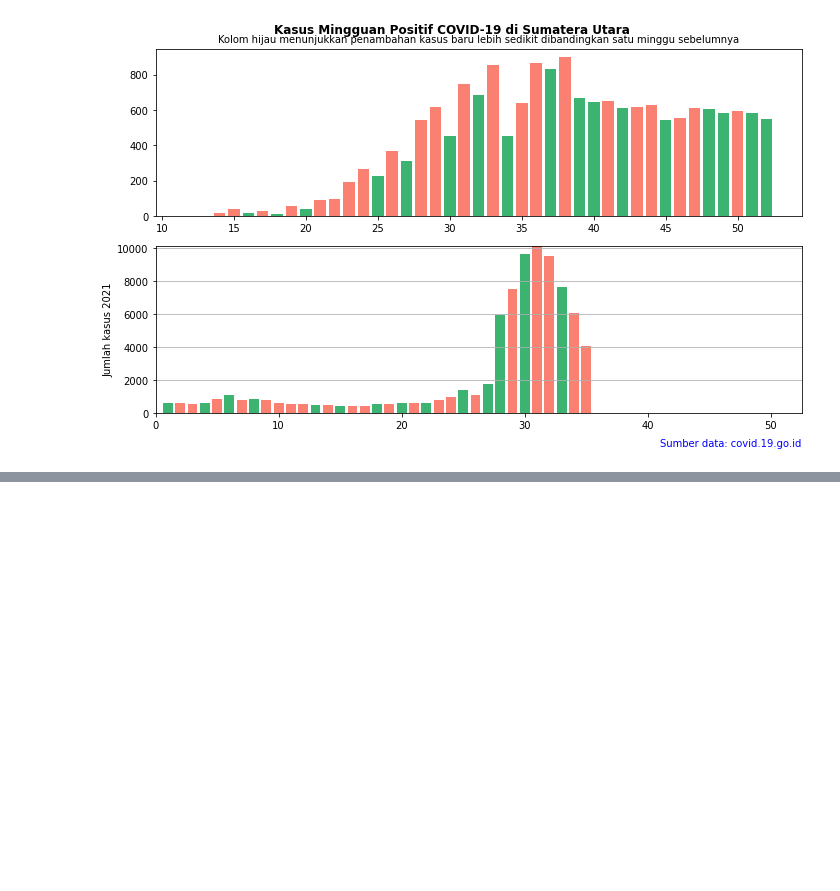
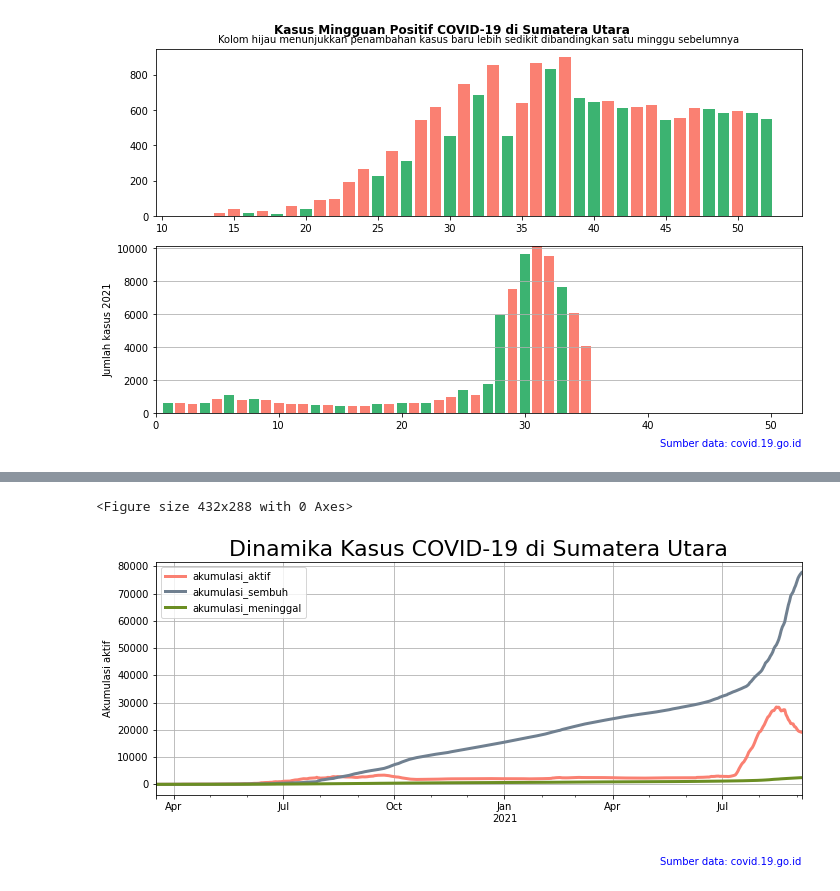
Before and after one commit to crzysab/Data-Covid19-using-Python, a Jupyter notebook: Covid19_SumateraUtara.ipynb, the cells around one changed output, grey strips where cells are left out. Drawn from its saved outputs; the diff is of its cells as text; code cells hidden in the pictures; blank space fills up the shorter version.

```diff
--- a/Covid19_SumateraUtara.ipynb
+++ b/Covid19_SumateraUtara.ipynb
@@ -289,0 +327,17 @@ plt.show()
+# %%
+plt.clf()
+fig, ax = plt.subplots(figsize=(10,5))
+cov_sumut_akumulasi_ts = cov_sumut_akumulasi.set_index('tanggal')
+cov_sumut_akumulasi_ts.plot(kind='line', ax=ax, lw=3, color=['salmon','slategrey','olivedrab'])
+
+ax.set_title('Dinamika Kasus COVID-19 di Sumatera Utara', fontsize=22)
+ax.set_xlabel('')
+ax.set_ylabel('Akumulasi aktif')
+ax.text(1, -0.3,'Sumber data: covid.19.go.id', color='blue', ha='right', transform=ax.transAxes)
+
+plt.grid()
+plt.tight_layout()
+plt.show()
+# %% [output]
+<Figure size 432x288 with 0 Axes>
+[figure, added]
```
Also changed, not shown: parts of 3 cells of this notebook.
